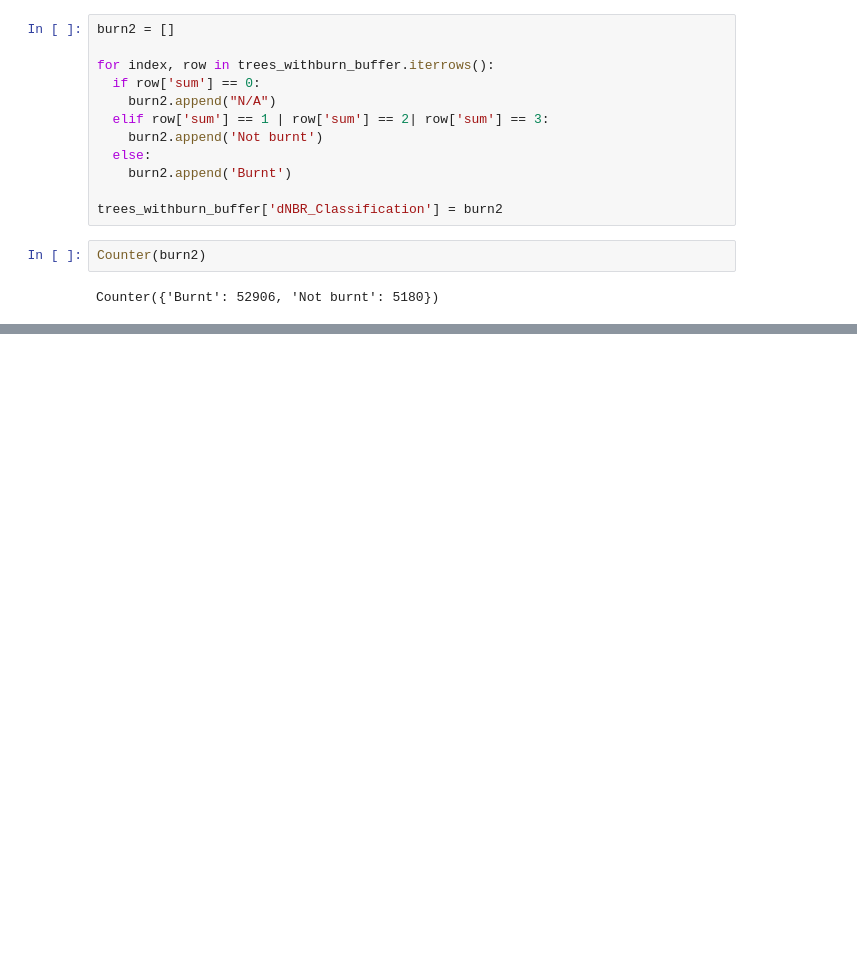
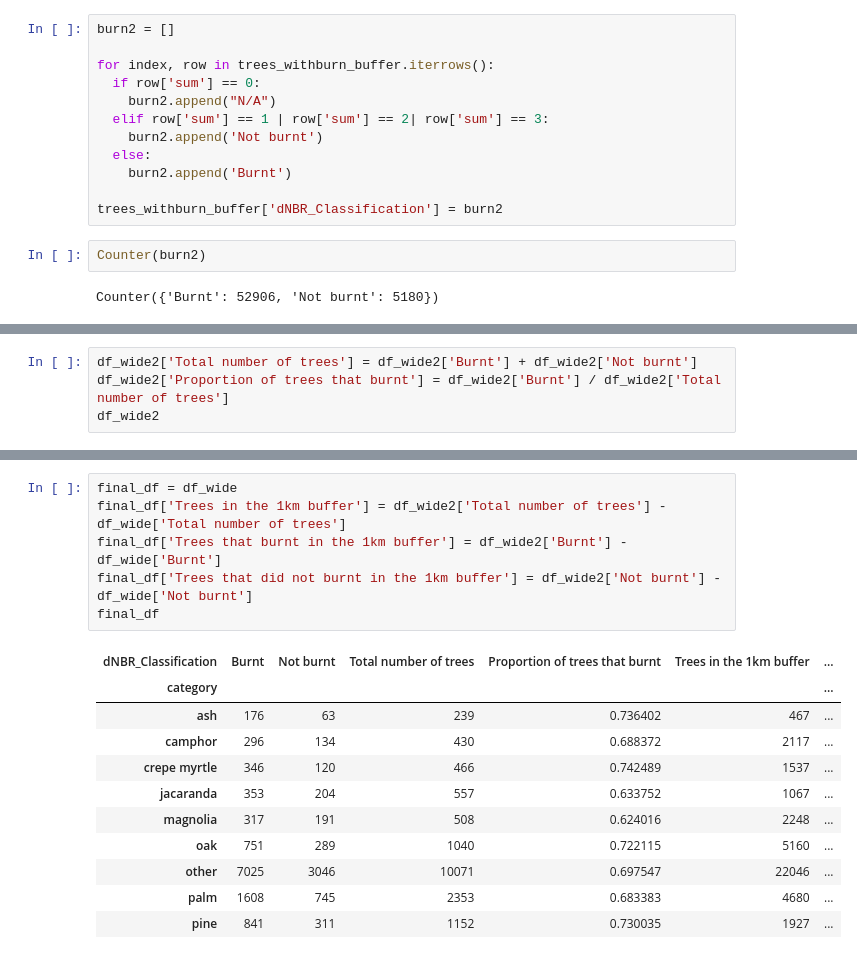
Before and after one commit to ankshah131/localsolve-open, a Jupyter notebook: wildfires/la_wildfires/LATrees_withburn.ipynb, the cells around one changed output, grey strips where cells are left out. Saved outputs shown, nothing was run; the diff lists cells and outputs as text; blank space fills up the shorter version.

```diff
--- a/wildfires/la_wildfires/LATrees_withburn.ipynb
+++ b/wildfires/la_wildfires/LATrees_withburn.ipynb
@@ -348,0 +379,4 @@ df_wide2
+# %%
+df_wide2['Total number of trees'] = df_wide2['Burnt'] + df_wide2['Not burnt']
+df_wide2['Proportion of trees that burnt'] = df_wide2['Burnt'] / df_wide2['Total number of trees']
+df_wide2
@@ -348,0 +409,18 @@ df_wide2
+# %%
+final_df = df_wide
+final_df['Trees in the 1km buffer'] = df_wide2['Total number of trees'] - df_wide['Total number of trees']
+final_df['Trees that burnt in the 1km buffer'] = df_wide2['Burnt'] - df_wide['Burnt']
+final_df['Trees that did not burnt in the 1km buffer'] = df_wide2['Not burnt'] - df_wide['Not burnt']
+final_df
+# %% [output]
+| dNBR_Classification | Burnt | Not burnt | Total number of trees | Proportion of trees that burnt | Trees in the 1km buffer | ... |
+| category |  |  |  |  |  | ... |
+| ash | 176 | 63 | 239 | 0.736402 | 467 | ... |
+| camphor | 296 | 134 | 430 | 0.688372 | 2117 | ... |
+| crepe myrtle | 346 | 120 | 466 | 0.742489 | 1537 | ... |
+| jacaranda | 353 | 204 | 557 | 0.633752 | 1067 | ... |
+| magnolia | 317 | 191 | 508 | 0.624016 | 2248 | ... |
+| oak | 751 | 289 | 1040 | 0.722115 | 5160 | ... |
+| other | 7025 | 3046 | 10071 | 0.697547 | 22046 | ... |
+| palm | 1608 | 745 | 2353 | 0.683383 | 4680 | ... |
+| pine | 841 | 311 | 1152 | 0.730035 | 1927 | ... |
```
Also changed, not shown: parts of 4 cells of this notebook.
